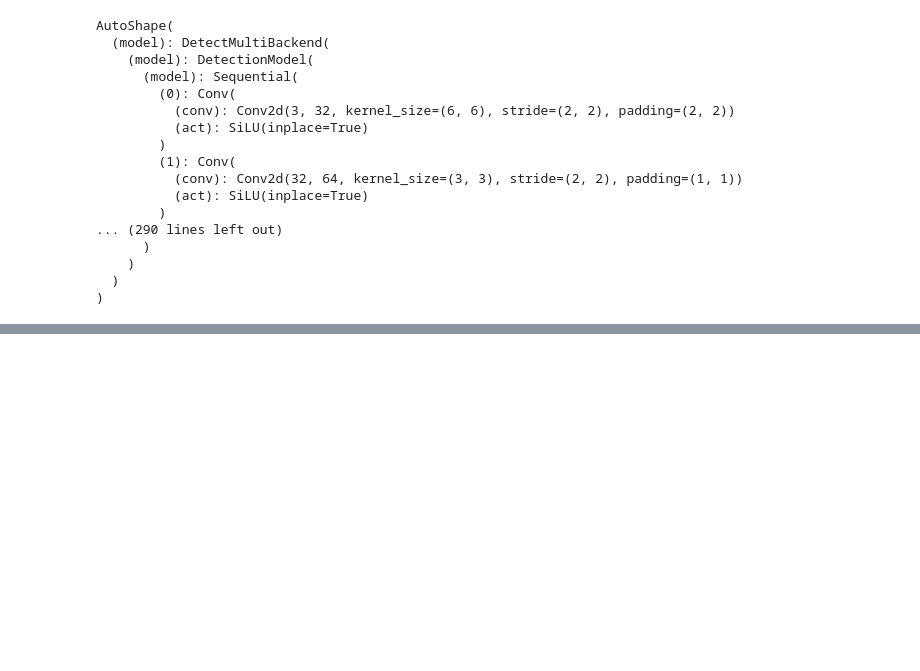
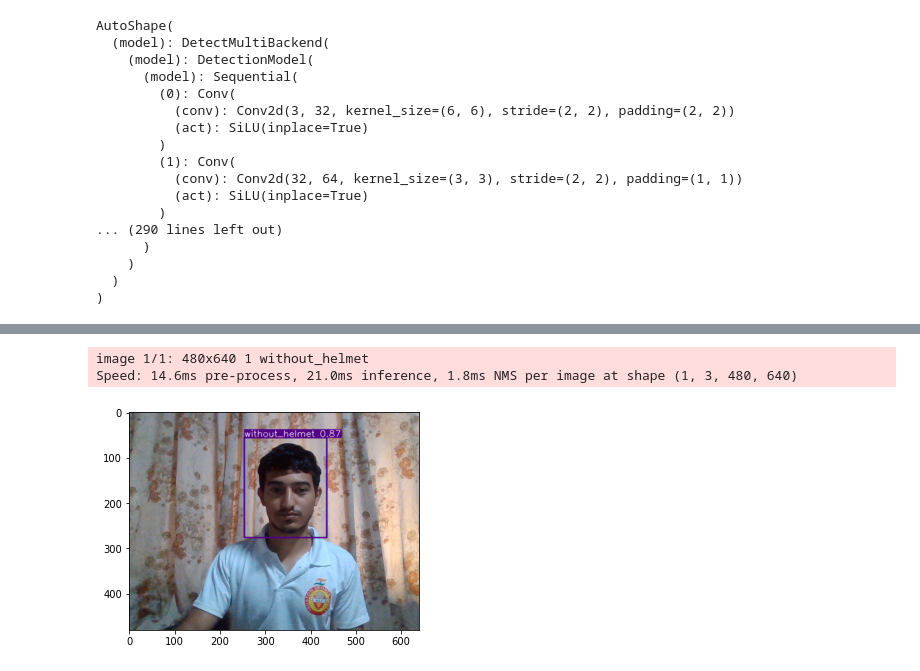
Before and after one commit to bhushanpatil88/data_science, a Jupyter notebook: Deep Learning/yolov5.ipynb, the cells around one changed output, grey strips where cells are left out. Saved outputs shown, nothing was run; the diff lists cells and outputs as text; code cells hidden in the pictures; blank space fills up the shorter version.

```diff
--- a/Deep Learning/yolov5.ipynb
+++ b/Deep Learning/yolov5.ipynb
@@ -62,0 +159,2 @@ img = "C:/Users/admin/OneDrive/Desktop/dog.jpg"
+# %%
+model = torch.hub.load('ultralytics/yolov5', 'custom', path='yolov5/runs/train/exp3/weights/best.pt')
@@ -73,3 +189,16 @@ plt.show()
+# %%
+img = os.path.join('data', 'images', "Without Helmet.a2fa57d7-b259-11ed-a709-4cebbda70fc0.jpg")
+results = model(img)
+results.print()
+# %% [output]
+image 1/1: 480x640 1 without_helmet
+Speed: 14.6ms pre-process, 21.0ms inference, 1.8ms NMS per image at shape (1, 3, 480, 640)
+# %%
+%matplotlib inline
+plt.imshow(np.squeeze(results.render()))
+plt.show()
+# %% [output]
+[figure, added]
 # %%
 cap = cv2.VideoCapture(0)
 while cap.isOpened():
```
Also changed, not shown: parts of 28 cells of this notebook.
